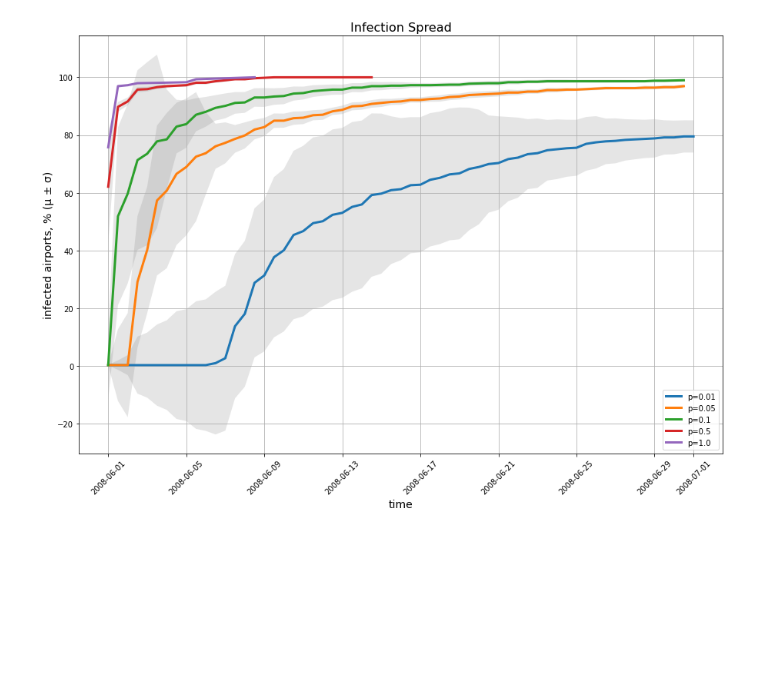
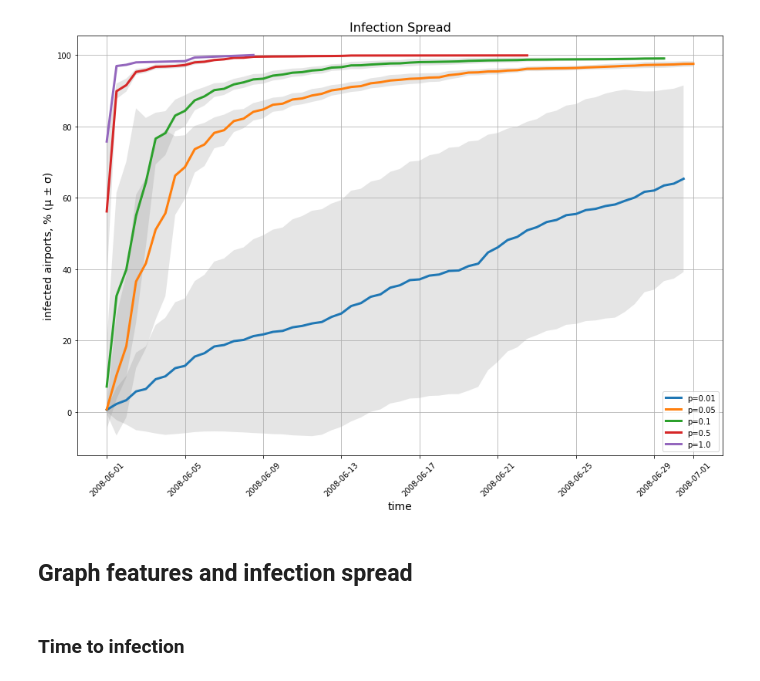
Before and after one commit to maxblumental/infection_spread, a Jupyter notebook: spread_analysis.ipynb, the cells around one changed output. Drawn from its saved outputs; the diff is of its cells as text; code cells hidden in the pictures; blank space fills up the shorter version.

```diff
--- a/spread_analysis.ipynb
+++ b/spread_analysis.ipynb
@@ -29,15 +29,0 @@ Wall time: 15.3 s
-# %%
-def simulate(p, start_node='ABE', n_repeat=10):
-    results = []
-    for _ in range(n_repeat):
-
-        node_infection = {start_node: df.arrTs.min()}
-
-        for _, row in df.iterrows():
-            if row.Origin in node_infection and row.Dest not in node_infection:
-                if np.random.rand() < p:
-                    node_infection[row.Dest] = int(row.arrTs)
-
-        results.append(node_infection)
-
-    return results
@@ -44,8 +32,12 @@ def simulate(p, start_node='ABE', n_repeat=10):
 # %%
 %%time
 
-p=[0.01, 0.05, 0.1, 0.5, 1.]
+probas = [0.01, 0.05, 0.1, 0.5, 1.] * 10
 
 with mp.Pool(mp.cpu_count()) as pool:
-    simulations = pool.map(simulate, p)
+    simulations = pool.starmap(simulate, zip(itertools.repeat(flights_df), probas))
+
+proba_simulations = defaultdict(list)
+for proba, sim in zip(probas, simulations):
+    proba_simulations[proba].append(sim)
 # %% [output]
@@ -77,30 +46,31 @@ def average_runs(simulation):
 # %%
-sdfs = [average_runs(runs) for runs in simulations]
-
 plt.figure(figsize=(15, 10))
 
-dest_num = df.Dest.nunique()
-
-for proba, sdf in zip(p, sdfs):
+for proba, simulations in proba_simulations.items():
+    stats_df = infection_stats(simulations)
+    xs = stats_df.index
+    ys = stats_df.infected_mean * 100 / flights_df.Dest.nunique()
+    deltas = stats_df.infected_std * 100 / flights_df.Dest.nunique()
     plt.plot(
-        sdf.index,
-        sdf.mean_infected * 100 / dest_num,
+        xs, ys,
         label=f'p={proba}',
         linewidth=3
     )
     plt.fill_between(
-        sdf.index,
-        (sdf.mean_infected+sdf.infected_std) * 100 / dest_num,
-        (sdf.mean_infected-sdf.infected_std) * 100 / dest_num,
+        xs, ys + deltas, ys - deltas,
         facecolor='gray',
         alpha=0.2
     )
 plt.legend(loc='lower right')
 plt.xticks(rotation=45)
 plt.grid()
 plt.title('Infection Spread', fontsize=16)
 plt.xlabel('time', fontsize=14)
 plt.ylabel('infected airports, % (μ ± σ)', fontsize=14)
 plt.show()
 # %% [output]
-[figure, old version]
+[figure, new version]
+# %% [markdown]
+## Graph features and infection spread
+# %% [markdown]
+### Time to infection
```
Also changed, not shown: parts of 20 cells of this notebook, 4 other files.
